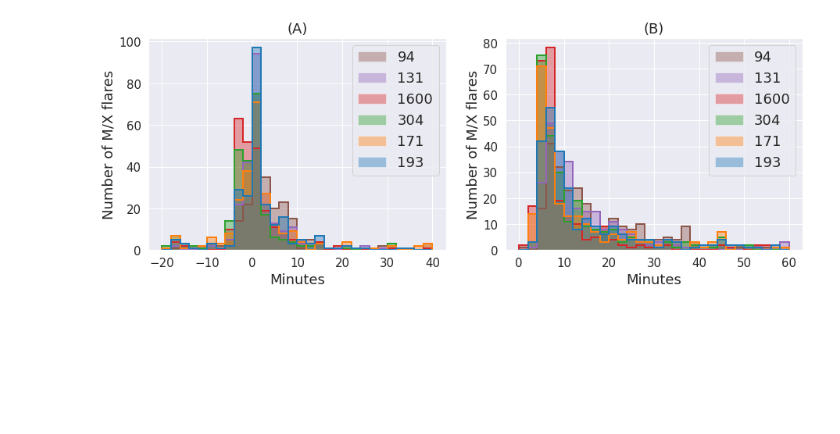
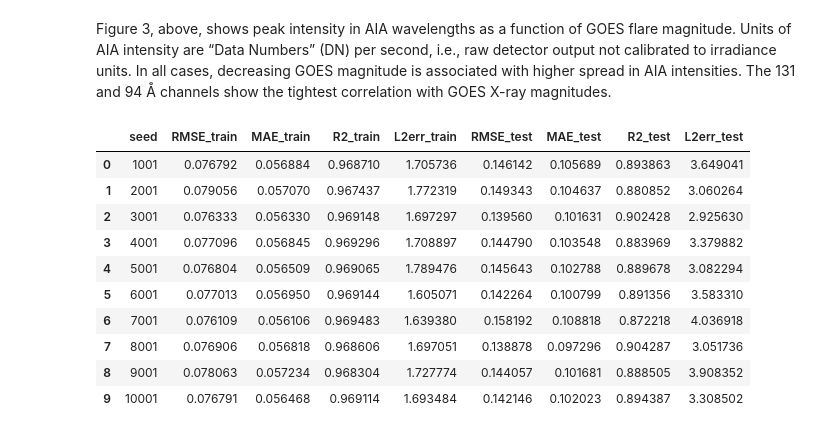
Before and after one commit to SWxTREC/aia-flare-catalog, a Jupyter notebook: paper_figures.ipynb, the cells around one changed output. Cells and saved outputs as stored; diff of their text form; code cells hidden in the pictures; blank space fills up the shorter version.

```diff
--- a/paper_figures.ipynb
+++ b/paper_figures.ipynb
@@ -300,37 +530,19 @@ Mean+/-std,median peak time diff for AIA  94 :  17.094117647058823 +/- 12.959315
-# %%
-fig,ax = plt.subplots(1,2,figsize=(15,5))
-
-# plt.title('Time from GOES start to AIA start',fontsize=14)
-ax[0].set_xlabel('Minutes',fontsize=18)
-ax[0].set_ylabel('Number of M/X flares',fontsize=18)
-ax[0].set_title('(A)',fontsize=18)
-# axs2[2].set_title('Difference between AIA end time and AIA start time')
-# axs2[2].set_xlabel('Minutes')
-# axs2[2].set_ylabel('Probability')
-ax[0].hist((starts[~np.isnan(starts)[:,0],0],starts[~np.isnan(starts)[:,1],1],starts[~np.isnan(starts)[:,2],2],starts[~np.isnan(starts)[:,3],3],starts[~np.isnan(starts)[:,4],4],starts[~np.isnan(starts)[:,5],5]),range=(-20,40),bins=30,density=False,histtype='stepfilled',alpha=0.4,color=colors)
-ax[0].hist((starts[~np.isnan(starts)[:,0],0],starts[~np.isnan(starts)[:,1],1],starts[~np.isnan(starts)[:,2],2],starts[~np.isnan(starts)[:,3],3],starts[~np.isnan(starts)[:,4],4],starts[~np.isnan(starts)[:,5],5]),range=(-20,40),bins=30,density=False,histtype='step',alpha=1,linewidth=2,color=colors)
-ax[0].legend(lams[::-1],fontsize=18)
-plt.setp(ax[0].get_yticklabels(),fontsize=15)
-plt.setp(ax[0].get_xticklabels(),fontsize=15)
-
-# fig2 = plt.figure(figsize=(7,5))
-# plt.title('Time from AIA start to AIA peak',fontsize=14)
-ax[1].set_xlabel('Minutes',fontsize=18)
-ax[1].set_ylabel('Number of M/X flares',fontsize=18)
-ax[1].set_title('(B)',fontsize=18)
-ax[1].hist((peaks[~np.isnan(peaks)[:,0],0],peaks[~np.isnan(peaks)[:,1],1],peaks[~np.isnan(peaks)[:,2],2],peaks[~np.isnan(peaks)[:,3],3],peaks[~np.isnan(peaks)[:,4],4],peaks[~np.isnan(peaks)[:,5],5]),range=(0,60),bins=30,density=False,histtype='stepfilled',alpha=0.4,color=colors)
-ax[1].hist((peaks[~np.isnan(peaks)[:,0],0],peaks[~np.isnan(peaks)[:,1],1],peaks[~np.isnan(peaks)[:,2],2],peaks[~np.isnan(peaks)[:,3],3],peaks[~np.isnan(peaks)[:,4],4],peaks[~np.isnan(peaks)[:,5],5]),range=(0,60),bins=30,density=False,histtype='step',alpha=1,linewidth=2,color=colors)
-ax[1].legend(lams[::-1],fontsize=18)
-plt.setp(ax[1].get_yticklabels(),fontsize=15)
-plt.setp(ax[1].get_xticklabels(),fontsize=15);
-
-# plt.subplots_adjust(top = 1, bottom = 0, right = 1, left = 0,
-#             hspace = 0, wspace = 0)
-# plt.gca().xaxis.set_major_locator(plt.NullLocator())
-# plt.gca().yaxis.set_major_locator(plt.NullLocator())
-plt.grid(True)
-# plt.tight_layout(pad=1)
-plt.savefig('../figures/aiavsgoes_times_histogram.jpg',dpi=600,bbox_inches='tight')
-# axs2[2].hist((ends[~np.isnan(ends)[:,0],0],ends[~np.isnan(ends)[:,1],1],ends[~np.isnan(ends)[:,2],2],ends[~np.isnan(ends)[:,3],3],ends[~np.isnan(ends)[:,4],4],ends[~np.isnan(ends)[:,5],5]),bins=50,density=True,histtype='stepfilled',alpha=0.5,range=(0,50));
-# %% [output]
-[figure, removed]
+# %% [markdown]
+Figure 3, above, shows peak intensity in AIA wavelengths as a function of GOES flare magnitude. Units of AIA intensity are “Data Numbers” (DN) per second, i.e., raw detector output not calibrated to irradiance units. In all cases, decreasing GOES magnitude is associated with higher spread in AIA intensities. The 131 and 94 Å channels show the tightest correlation with GOES X-ray magnitudes.
+# %%
+### load results from training the ERT model to regress onto flare magnitudes
+ert_results = pd.read_csv('ert_results_hmiandaia/seed10001/ert_results_hmiandaia_verified.csv')
+ert_metrics = ert_results.iloc[:,:9]
+ert_metrics
+# %% [output]
+|  | seed | RMSE_train | MAE_train | R2_train | L2err_train | RMSE_test | MAE_test | R2_test | L2err_test |
+| 0 | 1001 | 0.076792 | 0.056884 | 0.968710 | 1.705736 | 0.146142 | 0.105689 | 0.893863 | 3.649041 |
+| 1 | 2001 | 0.079056 | 0.057070 | 0.967437 | 1.772319 | 0.149343 | 0.104637 | 0.880852 | 3.060264 |
+| 2 | 3001 | 0.076333 | 0.056330 | 0.969148 | 1.697297 | 0.139560 | 0.101631 | 0.902428 | 2.925630 |
+| 3 | 4001 | 0.077096 | 0.056845 | 0.969296 | 1.708897 | 0.144790 | 0.103548 | 0.883969 | 3.379882 |
+| 4 | 5001 | 0.076804 | 0.056509 | 0.969065 | 1.789476 | 0.145643 | 0.102788 | 0.889678 | 3.082294 |
+| 5 | 6001 | 0.077013 | 0.056950 | 0.969144 | 1.605071 | 0.142264 | 0.100799 | 0.891356 | 3.583310 |
+| 6 | 7001 | 0.076109 | 0.056106 | 0.969483 | 1.639380 | 0.158192 | 0.108818 | 0.872218 | 4.036918 |
+| 7 | 8001 | 0.076906 | 0.056818 | 0.968606 | 1.697051 | 0.138878 | 0.097296 | 0.904287 | 3.051736 |
+| 8 | 9001 | 0.078063 | 0.057234 | 0.968304 | 1.727774 | 0.144057 | 0.101681 | 0.888505 | 3.908352 |
+| 9 | 10001 | 0.076791 | 0.056468 | 0.969114 | 1.693484 | 0.142146 | 0.102023 | 0.894387 | 3.308502 |
```
Also changed, not shown: parts of 26 cells of this notebook.
